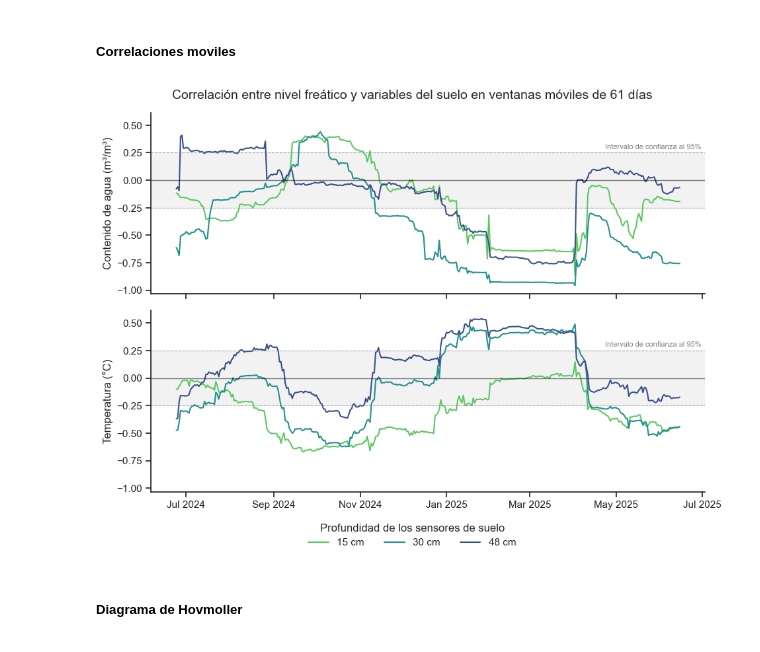
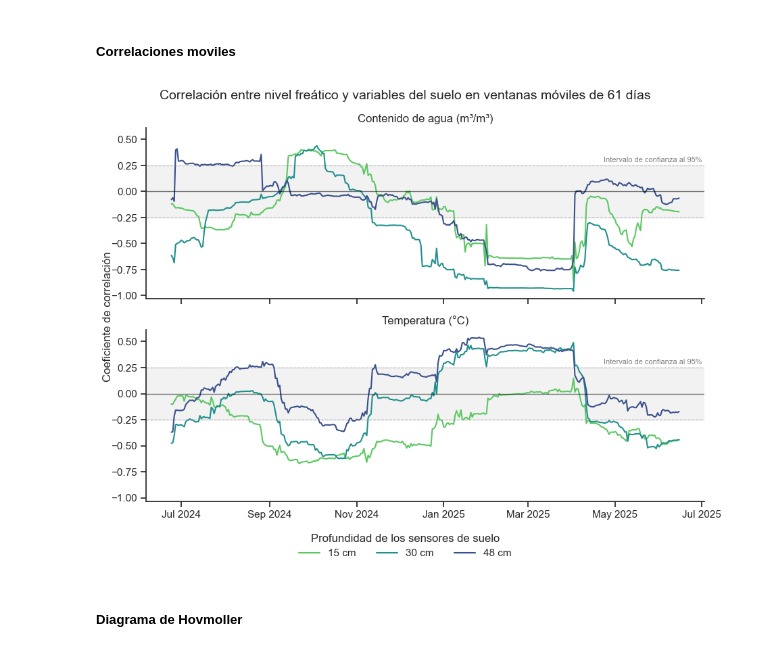
Before and after one commit to pibonacic/Huasco-salt-flat-groundwater-and-soil-dynamics, a Jupyter notebook: code/04_all-data_exploratory-visualization.ipynb, the cells around one changed output. Drawn from its saved outputs; the diff is of its cells as text; code cells hidden in the pictures.

```diff
--- a/code/04_all-data_exploratory-visualization.ipynb
+++ b/code/04_all-data_exploratory-visualization.ipynb
@@ -326,13 +326,19 @@ cross_corr = sns.relplot(
 )
 
 # Eliminacion de elementos incluidos por defecto
-cross_corr.set_titles('')
 cross_corr.set_xlabels('')
+cross_corr.set_ylabels('')
 cross_corr._legend.remove()
 
-# Iteracion sobre facets para etiquetar los ejes Y
-for ax, title in zip(cross_corr.axes.flat, cross_corr.row_names):
-    ax.set_ylabel(title)
+# Establecimiento de subtitulos
+cross_corr.set_titles(row_template='{row_name}')
+
+# Etiquetado del eje Y
+cross_corr.figure.supylabel(
+    'Coeficiente de correlación',
+    x=0.04,
+    size=plt.rcParams['axes.labelsize'], # Igualar tamaño al eje X
+    )
 
 # Etiquetado del eje X
 ax.set_xlabel('Días de desfase')
@@ -373,7 +379,7 @@ cross_corr.figure.suptitle("Correlaciones cruzadas entre nivel freático y varia
 
 # Ajustes de espaciado
 plt.tight_layout()
-plt.subplots_adjust(top=0.93, bottom=0.11) # Ajusta espacio disponible para facets
+plt.subplots_adjust(top=0.9, bottom=0.11) # Ajusta espacio disponible para facets
 
 plt.show()
 # %% [output]
@@ -471,20 +477,25 @@ roll_corr = sns.relplot(
 )
 
 # Eliminacion de elementos incluidos por defecto
-roll_corr.set_titles('')
+roll_corr.set_ylabels('')
 roll_corr.set_xlabels('')
 roll_corr._legend.remove()
 
-# Iteracion sobre facets para etiquetar los ejes Y
-for ax, title in zip(roll_corr.axes.flat, roll_corr.row_names):
-    ax.set_ylabel(title)
+# Establecimiento de subtitulos
+roll_corr.set_titles(row_template='{row_name}')
 
-# Formateo de fechas en el eje X
+# Etiquetado del eje Y
+roll_corr.figure.supylabel(
+    'Coeficiente de correlación',
+    x=0.04,
+    size=plt.rcParams['axes.labelsize'], # Igualar tamaño al eje X
+    )
+# Trazado de lineas de referencia
+for ax in roll_corr.axes.flat:
+
+    # Formateo de fechas en el eje X
     date_format = mdates.DateFormatter('%b %Y')
     ax.xaxis.set_major_formatter(date_format)
-
-# Trazado de lineas de referencia
-for ax in roll_corr.axes.flat:
 
     # Trazado de linea 0
     ax.axhline(0, color='black', linestyle='-', linewidth=1, alpha=0.5)
@@ -495,35 +506,35 @@ for ax in roll_corr.axes.flat:
     ax.axhspan(-conf_rolling_corr, conf_rolling_corr, color='gray', alpha=0.1)
 
     # Anotacion del limite de confianza
     ax.text(
         x=0.82,
         y=0.8,
         s='Intervalo de confianza al 95%',
         transform=ax.transAxes,
         fontsize=8,
         color='gray'
     )
 
 # Creacion de nueva leyenda
 roll_corr.figure.legend(
     loc='lower center',
     bbox_to_anchor=(0.5, -0.03),
     ncol=3,
     title="Profundidad de los sensores de suelo",
     frameon=False
 )
 
 # Establecimiento de titulo
 roll_corr.figure.suptitle(f'Correlación entre nivel freático y variables del suelo en ventanas móviles de {window_days} días',
                            x=0.5, y=0.98, fontsize=14)
 
 # Ajustes de espaciado
 plt.tight_layout()
-plt.subplots_adjust(top=0.93, bottom=0.11) # Ajusta espacio disponible para facets
+plt.subplots_adjust(top=0.9, bottom=0.11) # Ajusta espacio disponible para facets
 
 plt.show()
 # %% [output]
-[figure, old version]
+[figure, new version]
 # %% [markdown]
 ##### Diagrama de Hovmoller
 # %%
```
Also changed, not shown: parts of 1 cell of this notebook, 3 other files.
